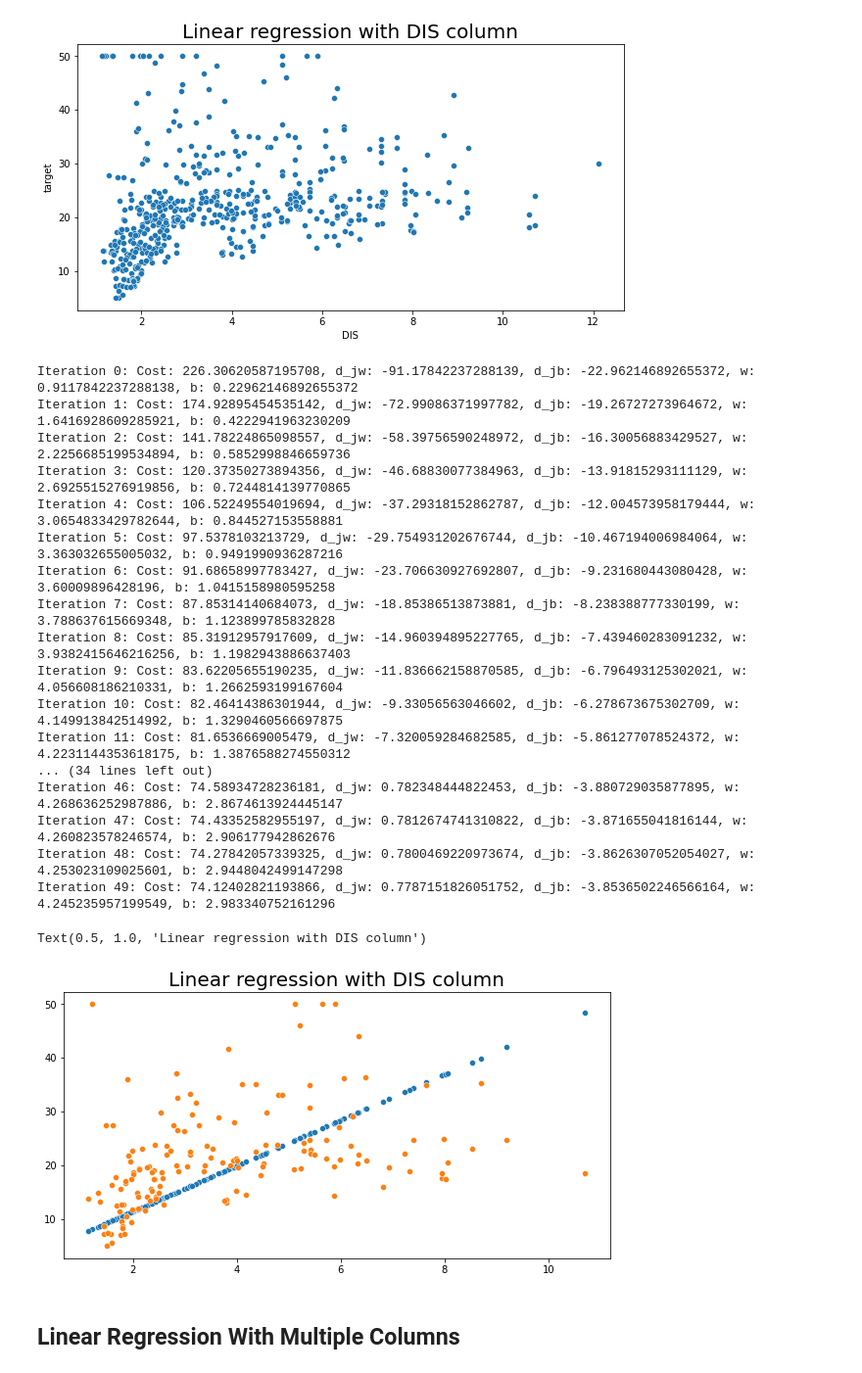
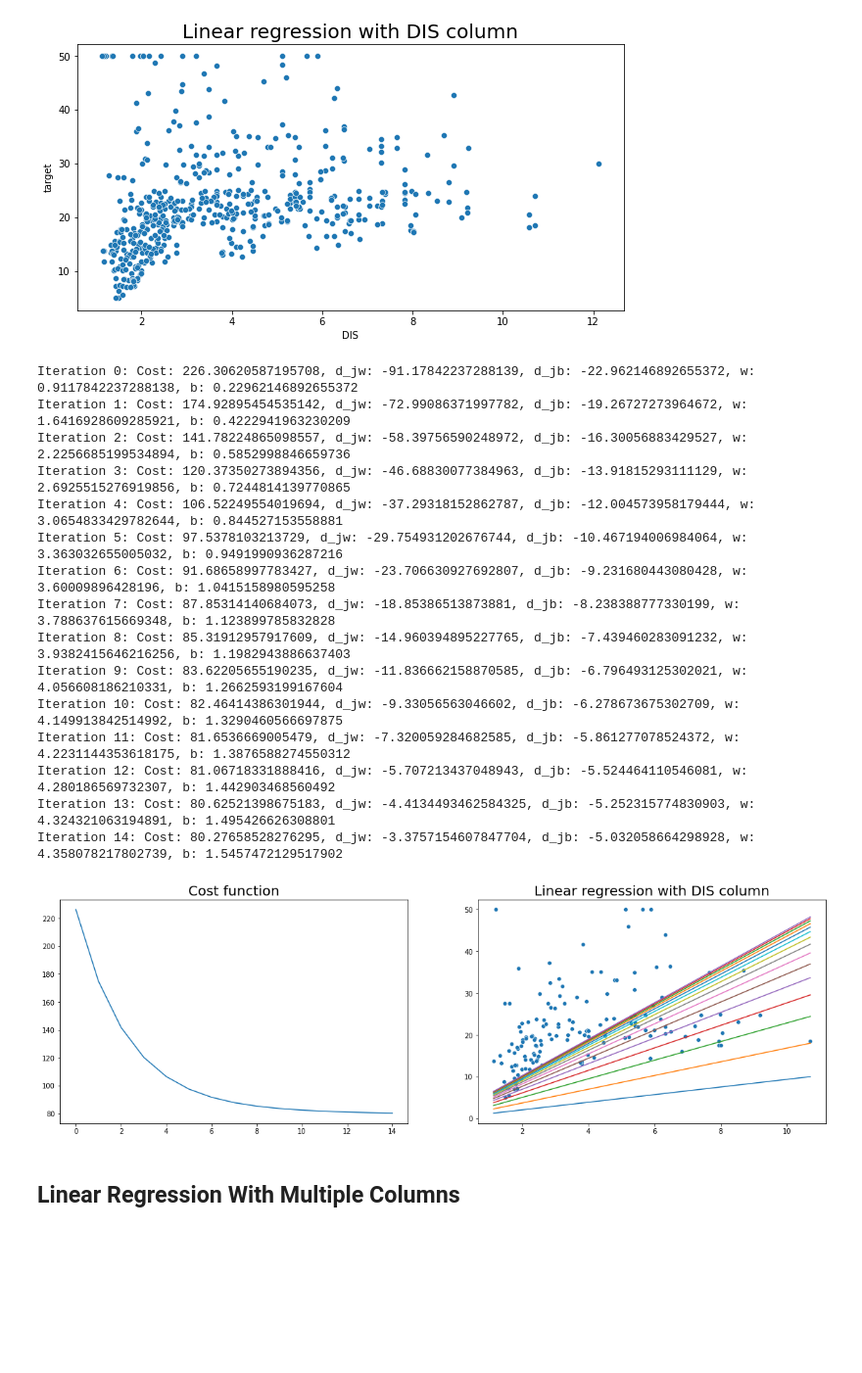
Before and after one commit to mazy06000/coursera, a Jupyter notebook: Machine Learning/linear_regression.ipynb, the cells around one changed output. Shown: that part at 98% size. Saved outputs shown, nothing was run; the diff lists cells and outputs as text; code cells hidden in the pictures; blank space fills up the shorter version.

Commit message:
Add plot results

```diff
--- a/Machine Learning/linear_regression.ipynb
+++ b/Machine Learning/linear_regression.ipynb
@@ -76,6 +76,9 @@ def gradient_descent(x, y, learning_rate, batch=10):
     w = 0
     b = 0
 
+    history_cost_function = []
+    history_f_function = []
+
     for i in range(batch):
 
         d_cost_w, d_cost_b = derivative_cost_function(x, y, w, b)
@@ -87,12 +90,14 @@ def gradient_descent(x, y, learning_rate, batch=10):
         b = temp_b
 
         print(f"Iteration {i}: Cost: {cost_function(x, y, w, b)}, d_jw: {d_cost_w}, d_jb: {d_cost_b}, w: {w}, b: {b}")
+        history_cost_function.append(cost_function(x, y, w, b))
+        history_f_function.append((w,b))
 
-    return w, b
+    return w, b, history_cost_function, history_f_function
 # %%
 learning_rate = 0.01
-batch = 50
-w, b = gradient_descent(X_train, y_train, learning_rate, batch)
+batch = 15
+w, b, history_cost_function, history_f_function = gradient_descent(X_train, y_train, learning_rate, batch)
 # %% [output]
 Iteration 0: Cost: 226.30620587195708, d_jw: -91.17842237288139, d_jb: -22.962146892655372, w: 0.9117842237288138, b: 0.22962146892655372
 Iteration 1: Cost: 174.92895454535142, d_jw: -72.99086371997782, d_jb: -19.26727273964672, w: 1.6416928609285921, b: 0.4222941963230209
@@ -106,21 +111,29 @@ Iteration 8: Cost: 85.31912957917609, d_jw: -14.960394895227765, d_jb: -7.439460
 Iteration 9: Cost: 83.62205655190235, d_jw: -11.836662158870585, d_jb: -6.796493125302021, w: 4.056608186210331, b: 1.2662593199167604
 Iteration 10: Cost: 82.46414386301944, d_jw: -9.33056563046602, d_jb: -6.278673675302709, w: 4.149913842514992, b: 1.3290460566697875
 Iteration 11: Cost: 81.6536669005479, d_jw: -7.320059284682585, d_jb: -5.861277078524372, w: 4.2231144353618175, b: 1.3876588274550312
-... (34 lines left out)
-Iteration 46: Cost: 74.58934728236181, d_jw: 0.782348444822453, d_jb: -3.880729035877895, w: 4.268636252987886, b: 2.8674613924445147
-Iteration 47: Cost: 74.43352582955197, d_jw: 0.7812674741310822, d_jb: -3.871655041816144, w: 4.260823578246574, b: 2.906177942862676
-Iteration 48: Cost: 74.27842057339325, d_jw: 0.7800469220973674, d_jb: -3.8626307052054027, w: 4.253023109025601, b: 2.9448042499147298
-Iteration 49: Cost: 74.12402821193866, d_jw: 0.7787151826051752, d_jb: -3.8536502246566164, w: 4.245235957199549, b: 2.983340752161296
+Iteration 12: Cost: 81.06718331888416, d_jw: -5.707213437048943, d_jb: -5.524464110546081, w: 4.280186569732307, b: 1.442903468560492
+Iteration 13: Cost: 80.62521398675183, d_jw: -4.4134493462584325, d_jb: -5.252315774830903, w: 4.324321063194891, b: 1.495426626308801
+Iteration 14: Cost: 80.27658528276295, d_jw: -3.3757154607847704, d_jb: -5.032058664298928, w: 4.358078217802739, b: 1.5457472129517902
 # %%
 y_hat = np.dot(w,X_test) + b
-# %%
-plt.figure(figsize = (10,5))
-sns.scatterplot(x=X_test,y=y_hat)
-sns.scatterplot(x=X_test,y=y_test)
-plt.title('Linear regression with DIS column', fontsize = 20)
-# %% [output]
-Text(0.5, 1.0, 'Linear regression with DIS column')
-[figure, removed]
+# %%
+def plot_results(X, y, history_cost_function, history_f_function=None):
+    plt.figure(figsize = (20,6))
+
+    plt.subplot(1,2,1)
+    sns.lineplot(x=np.arange(len(history_cost_function)),y=history_cost_function)
+    plt.title('Cost function', fontsize = 20)
+
+    if history_f_function:
+        plt.subplot(1,2,2)
+        for w_param, b_param in history_f_function:
+            sns.lineplot(x=X,y=np.dot(w_param,X) + b_param)
+        sns.scatterplot(x=X,y=y)
+        plt.title('Linear regression with DIS column', fontsize = 20)
+# %%
+plot_results(X_test, y_test, history_cost_function, history_f_function)
+# %% [output]
+[figure, added]
 # %% [markdown]
 ## Linear Regression With Multiple Columns
 # %%
```
Also changed, not shown: parts of 5 cells of this notebook.
